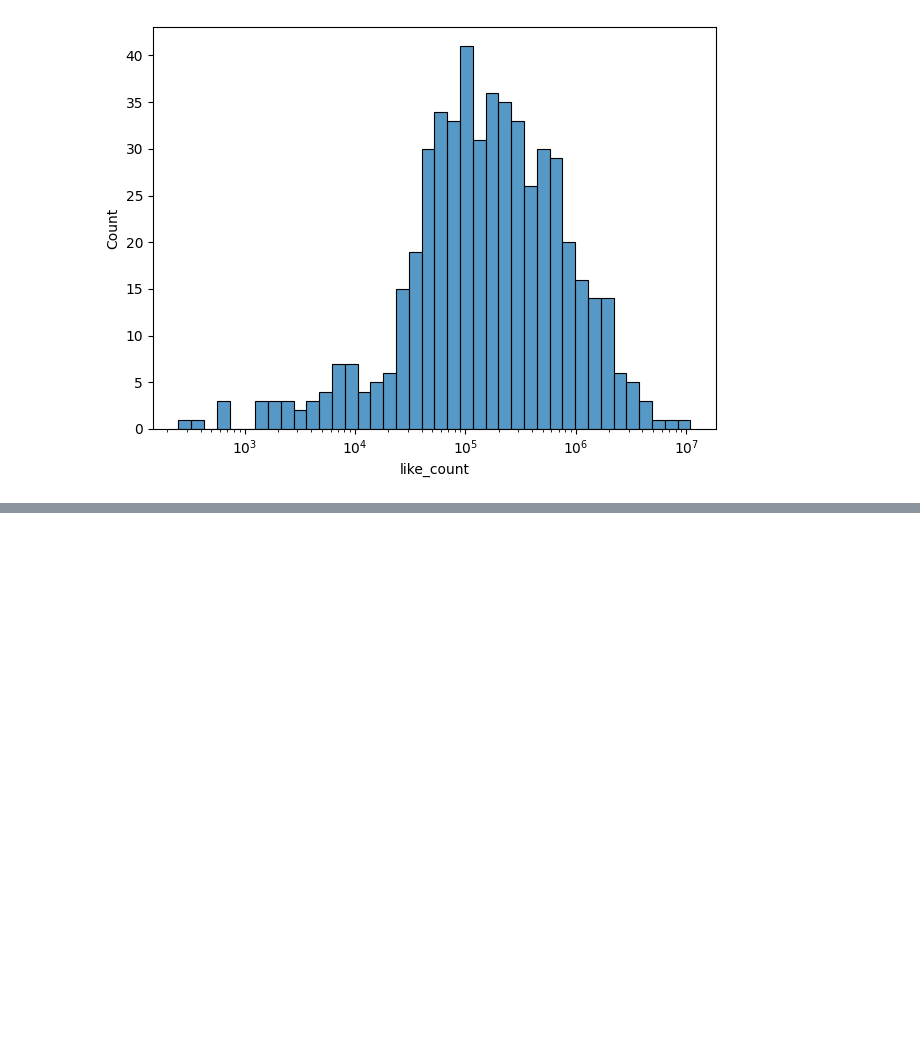
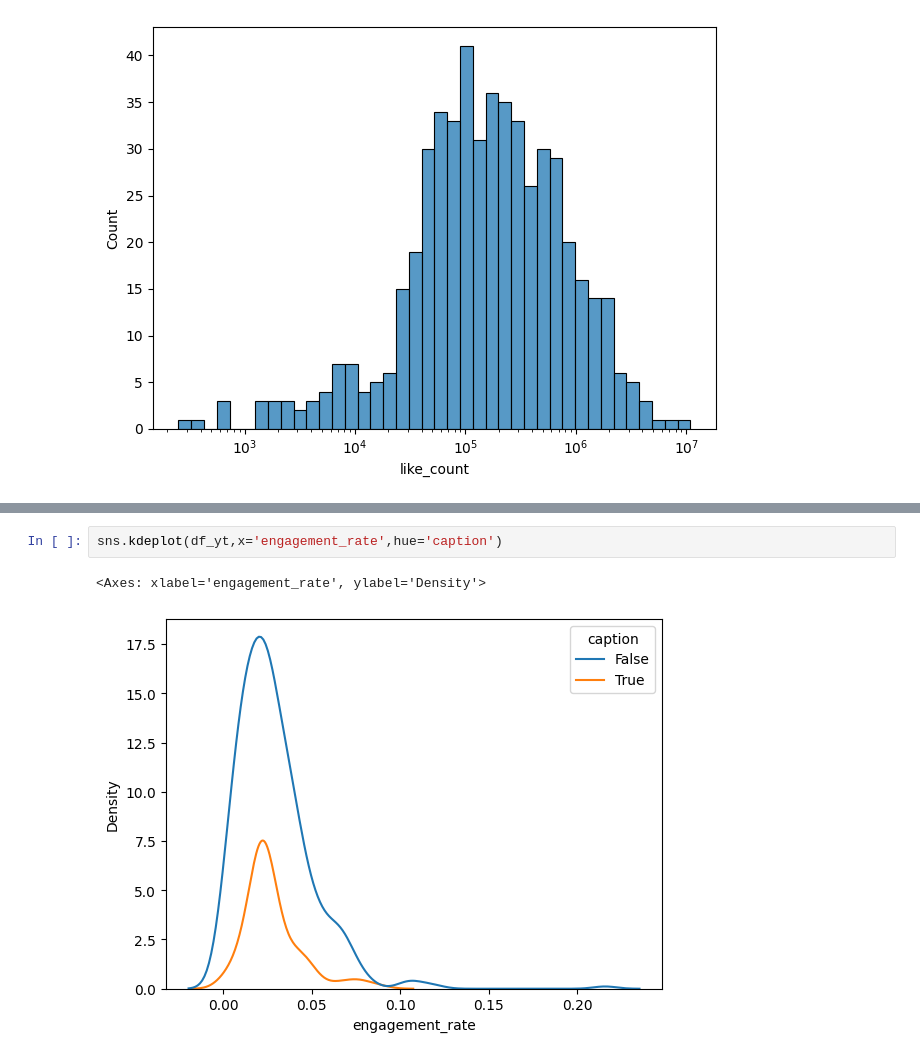
Before and after one commit to vexyiwnl/youtube-analytics, a Jupyter notebook: youtube_analytics.ipynb, the cells around one changed output, grey strips where cells are left out. Drawn from its saved outputs; the diff is of its cells as text; blank space fills up the shorter version.

```diff
--- a/youtube_analytics.ipynb
+++ b/youtube_analytics.ipynb
@@ -148,0 +211,5 @@ plt.show()
+# %%
+sns.kdeplot(df_yt,x='engagement_rate',hue='caption')
+# %% [output]
+<Axes: xlabel='engagement_rate', ylabel='Density'>
+[figure, added]
```
Also changed, not shown: parts of 8 cells of this notebook.
